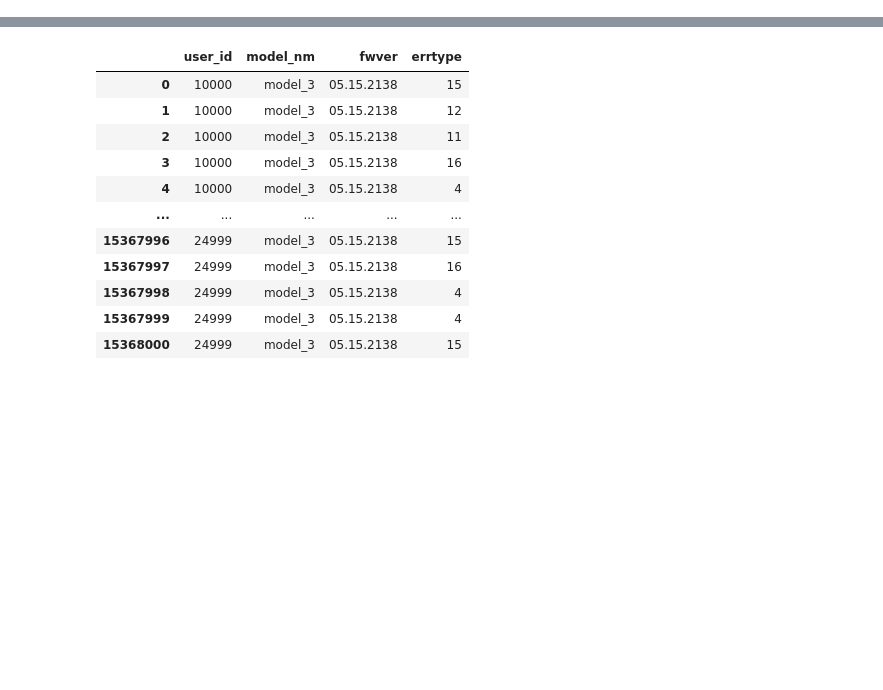
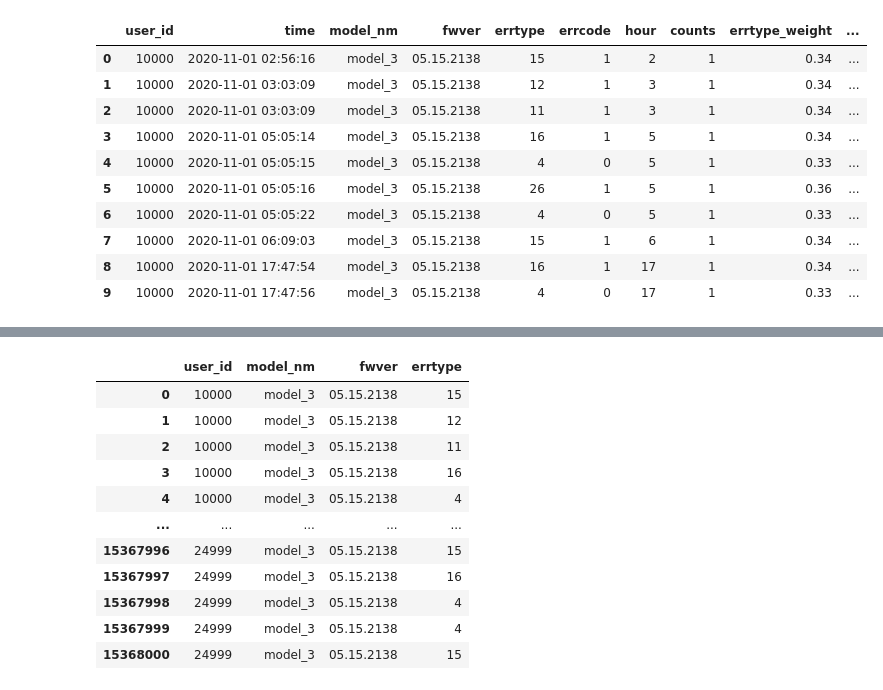
Before and after one commit to LEEHM97/machine-learning-exercises, a Jupyter notebook: 10.DAYCON대회_사용자불편예지/model.ipynb, the cells around one changed output, grey strips where cells are left out. Drawn from its saved outputs; the diff is of its cells as text; code cells hidden in the pictures; blank space fills up the shorter version.

Commit message:
feat: add training set

```diff
--- a/10.DAYCON대회_사용자불편예지/model.ipynb
+++ b/10.DAYCON대회_사용자불편예지/model.ipynb
@@ -23,0 +41,5 @@ user_has_2models = user_model_num > 1
+# %%
+# hour와 counts column 추가
+df1['hour'] = df1.time.dt.hour
+df1['counts'] = 1
+df1
@@ -23,0 +60,18 @@ user_has_2models = user_model_num > 1
+# %%
+# errtype, errcode에 대한 가중치 column추가 (errtype_weight, errcode_weight)
+
+# 1. errtype_weight
+errtype_df  = train_err[['user_id', 'errtype']]
+errtype_df = errtype_df.drop_duplicates(subset=None, keep='first')
+errtype_df = errtype_df.groupby('errtype')['user_id'].unique().to_frame().reset_index()
+errtype_df['counts'] = 0
+errtype_df['errtype_weight'] = 0
+
+for i in range(len(errtype_df.index)):
+    errtype_df['counts'][i] = len(list(train_problem[train_problem['user_id'].isin(errtype_df.user_id[i])].user_id.unique()))
+
+for i in range(len(errtype_df.index)):
+        errtype_df['errtype_weight'][i] = round(errtype_df['counts'][i]/len(errtype_df.user_id[i]), 2)
+errtype_df.drop(columns=['user_id', 'counts'], inplace=True)
+
+errtype_df.head()
@@ -23,0 +85,16 @@ user_has_2models = user_model_num > 1
+# %%
+# 2. errcode_weight
+errcode_df  = train_err[['user_id', 'errcode']]
+errcode_df = errcode_df.drop_duplicates(subset=None, keep='first')
+errcode_df = errcode_df.groupby('errcode')['user_id'].unique().to_frame().reset_index()
+errcode_df['counts'] = 0
+errcode_df['errcode_weight'] = 0
+
+for i in range(len(errcode_df.index)):
+    errcode_df['counts'][i] = len(list(train_problem[train_problem['user_id'].isin(errcode_df.user_id[i])].user_id.unique()))
+
+for i in range(len(errcode_df.index)):
+        errcode_df['errcode_weight'][i] = round(errcode_df['counts'][i]/len(errcode_df.user_id[i]), 2)
+errcode_df.drop(columns=['user_id', 'counts'], inplace=True)
+
+errcode_df.head()
@@ -23,0 +108,16 @@ user_has_2models = user_model_num > 1
+# %%
+df1 = pd.merge(df1, errtype_df, how='left', on='errtype')
+df1 = pd.merge(df1, errcode_df, how='left', on='errcode')
+df1.head(10)
+# %% [output]
+|  | user_id | time | model_nm | fwver | errtype | errcode | hour | counts | errtype_weight | ... |
+| 0 | 10000 | 2020-11-01 02:56:16 | model_3 | 05.15.2138 | 15 | 1 | 2 | 1 | 0.34 | ... |
+| 1 | 10000 | 2020-11-01 03:03:09 | model_3 | 05.15.2138 | 12 | 1 | 3 | 1 | 0.34 | ... |
+| 2 | 10000 | 2020-11-01 03:03:09 | model_3 | 05.15.2138 | 11 | 1 | 3 | 1 | 0.34 | ... |
+| 3 | 10000 | 2020-11-01 05:05:14 | model_3 | 05.15.2138 | 16 | 1 | 5 | 1 | 0.34 | ... |
+| 4 | 10000 | 2020-11-01 05:05:15 | model_3 | 05.15.2138 | 4 | 0 | 5 | 1 | 0.33 | ... |
+| 5 | 10000 | 2020-11-01 05:05:16 | model_3 | 05.15.2138 | 26 | 1 | 5 | 1 | 0.36 | ... |
+| 6 | 10000 | 2020-11-01 05:05:22 | model_3 | 05.15.2138 | 4 | 0 | 5 | 1 | 0.33 | ... |
+| 7 | 10000 | 2020-11-01 06:09:03 | model_3 | 05.15.2138 | 15 | 1 | 6 | 1 | 0.34 | ... |
+| 8 | 10000 | 2020-11-01 17:47:54 | model_3 | 05.15.2138 | 16 | 1 | 17 | 1 | 0.34 | ... |
+| 9 | 10000 | 2020-11-01 17:47:56 | model_3 | 05.15.2138 | 4 | 0 | 17 | 1 | 0.33 | ... |
```
Also changed, not shown: parts of 25 cells of this notebook.
